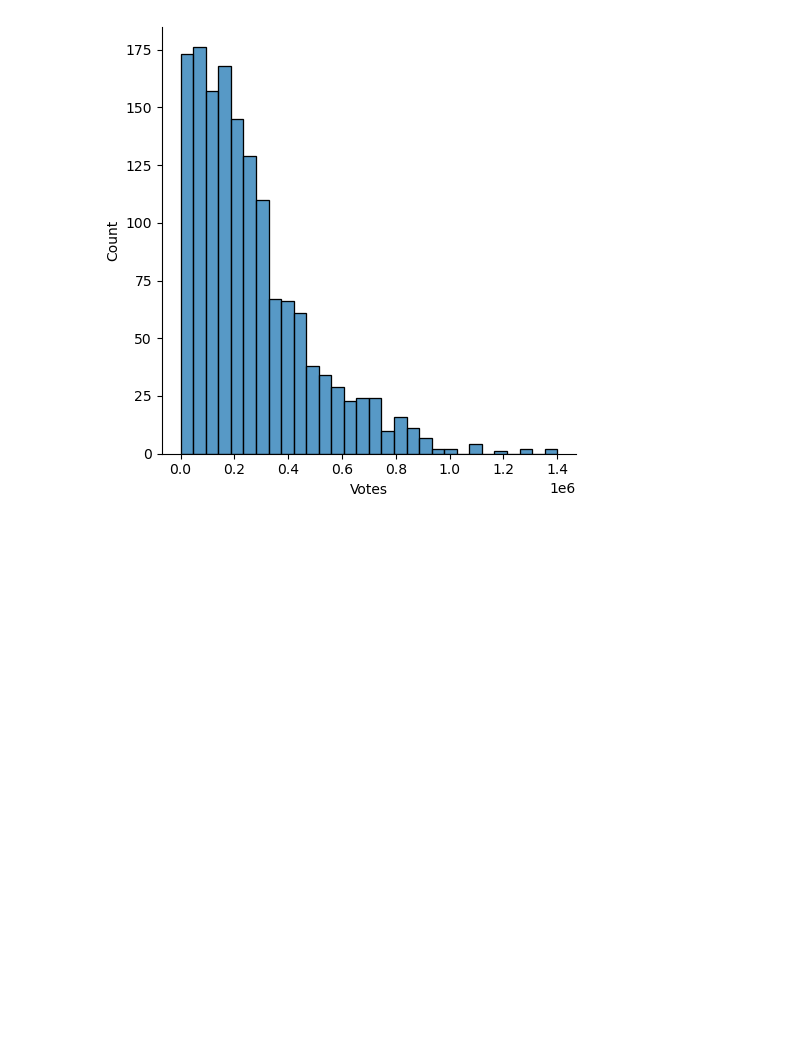
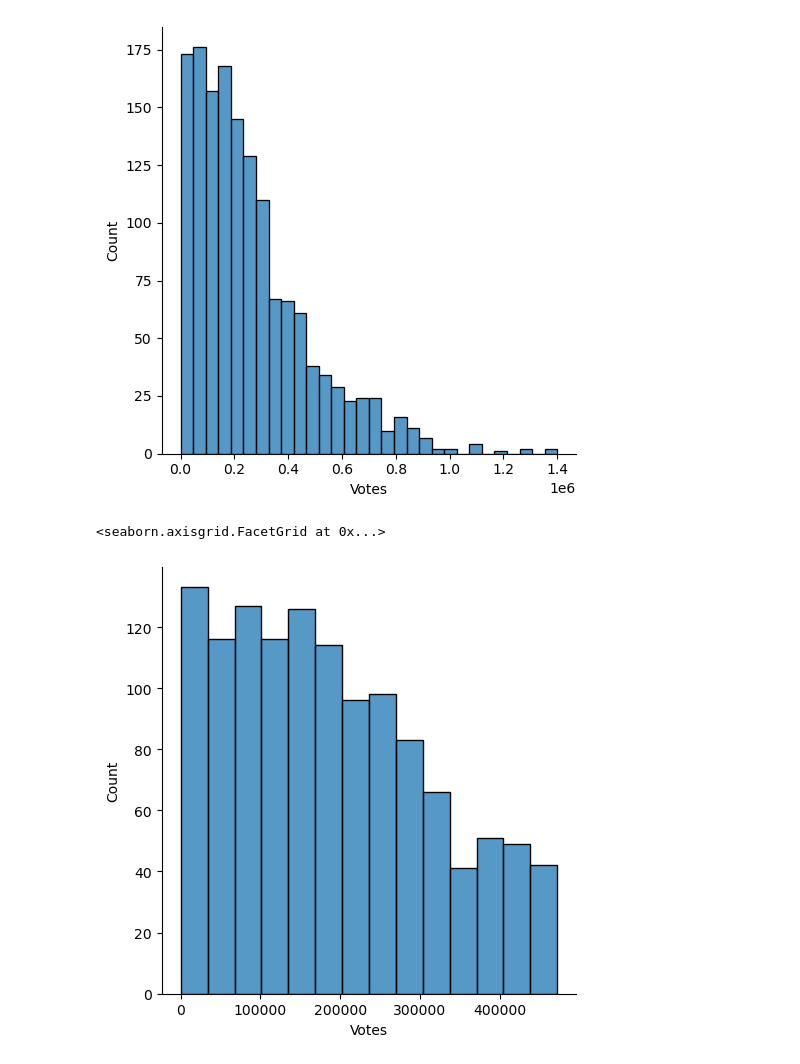
Before and after one commit to crypt0kitik/Introduction-to-Machine-Learning-Methods, a Jupyter notebook: Exercise1_LinearRegression/Linear_regresssion.ipynb, the cells around one changed output. Drawn from its saved outputs; the diff is of its cells as text; code cells hidden in the pictures; blank space fills up the shorter version.

```diff
--- a/Exercise1_LinearRegression/Linear_regresssion.ipynb
+++ b/Exercise1_LinearRegression/Linear_regresssion.ipynb
@@ -301,4 +304,14 @@ sns.displot(df, x="Votes")
 <seaborn.axisgrid.FacetGrid at 0x...>
 [figure]
 # %%
-df = df.query("Votes < Rating.quantile(0.92)")
+# let's remove everything that is up than 0.85
+df = df.query("Votes < Votes.quantile(0.85)")
+# %%
+# let's check the data plot
+sns.displot(df, x="Votes")
+
+# the daya still in not balanced but
+# we already we removed 15% of data
+# %% [output]
+<seaborn.axisgrid.FacetGrid at 0x...>
+[figure, added]
```
Also changed, not shown: parts of 9 cells of this notebook.
